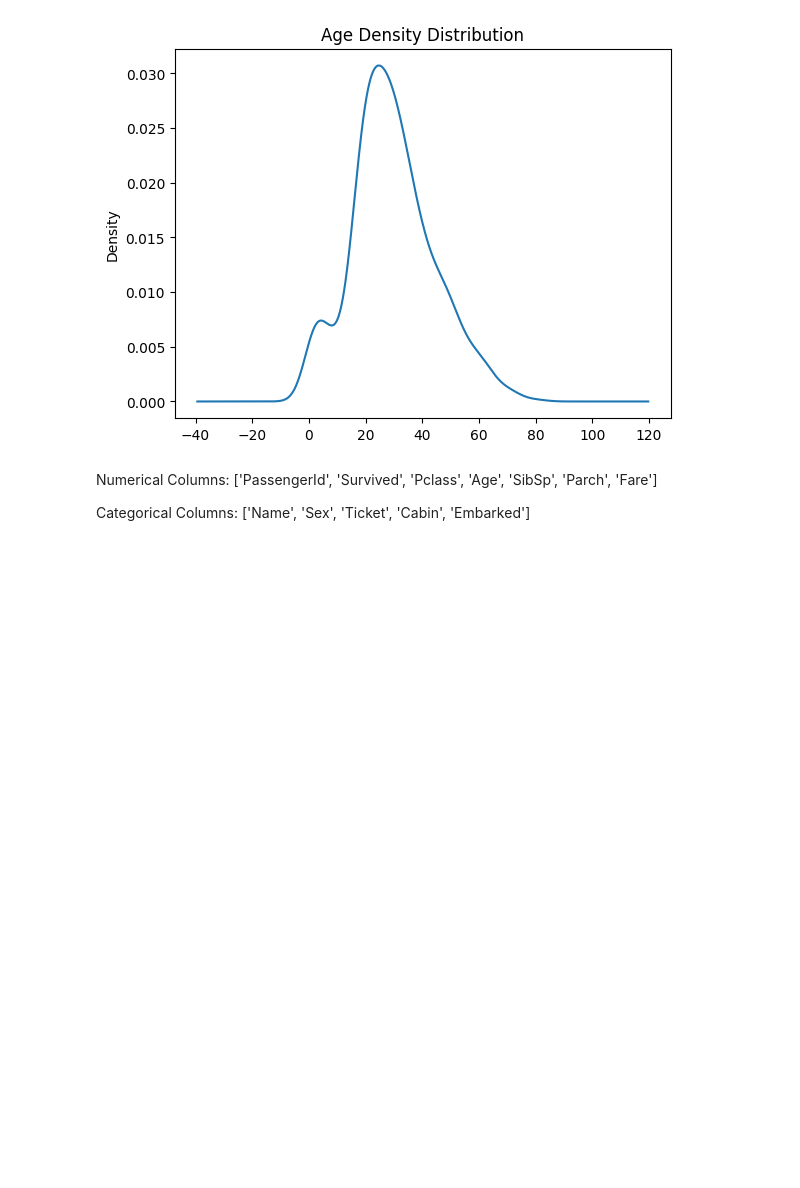
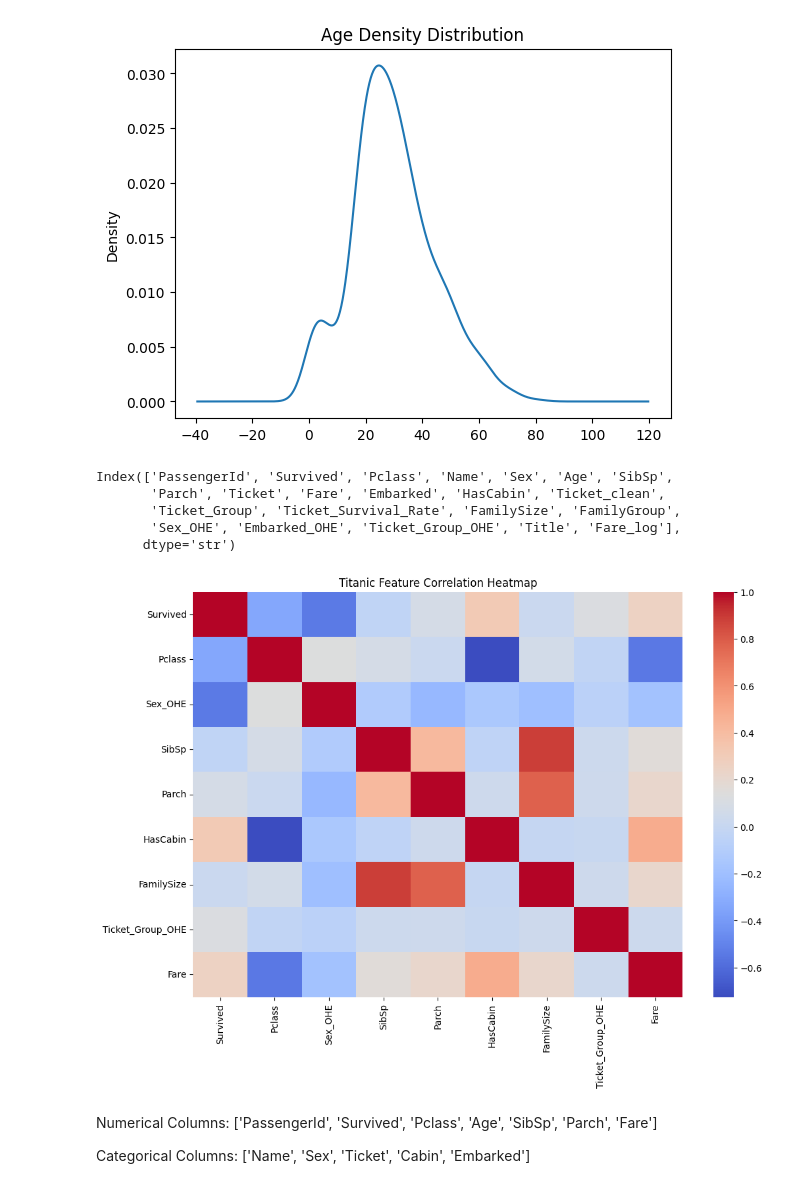
Before and after one commit to ShivankSolanki/titanic_survival_prediction_kaggle, a Jupyter notebook: eda.ipynb, the cells around one changed output. Saved outputs shown, nothing was run; the diff lists cells and outputs as text; code cells hidden in the pictures; blank space fills up the shorter version.

```diff
--- a/eda.ipynb
+++ b/eda.ipynb
@@ -137,6 +268,59 @@ def _handling_missing_data(df):
+# %%
+def data_preprocessing(df):
+    df = ticket_preprocessing(df)
+    df = add_family_size(df)
+    df = add_family_size_group(df)
+    df["Sex_OHE"] = df["Sex"].map({"male": 1, "female": 0})
+    df["Embarked_OHE"] = df["Embarked"].map({"S": 1, "C": 2, "Q": 3})
+    df["Ticket_Group_OHE"] = df["Ticket_Group"].map({"ALL_DIED": 0, "MIXED": 1, "ALL_SURVIVED": 2})
+    df = title_processing(df)
+    df = fill_age_by_title(df)
+    df = transform_fare(df)
+
+    return df
 # %%
 df = _handling_missing_data(df)
+df = data_preprocessing(df)
 test_df = _handling_missing_data(test_df)
+test_df = data_preprocessing(test_df)
+# %%
+df.columns
+# %% [output]
+Index(['PassengerId', 'Survived', 'Pclass', 'Name', 'Sex', 'Age', 'SibSp',
+       'Parch', 'Ticket', 'Fare', 'Embarked', 'HasCabin', 'Ticket_clean',
+       'Ticket_Group', 'Ticket_Survival_Rate', 'FamilySize', 'FamilyGroup',
+       'Sex_OHE', 'Embarked_OHE', 'Ticket_Group_OHE', 'Title', 'Fare_log'],
+      dtype='str')
+# %%
+import pandas as pd
+import seaborn as sns
+import matplotlib.pyplot as plt
+
+selected_cols = [
+    "Survived",
+    "Pclass",
+    "Sex_OHE",
+    "SibSp",
+    "Parch",
+    "HasCabin",
+    "FamilySize",
+    "Ticket_Group_OHE",
+    "Fare",
+]
+
+df_plot = df[selected_cols].copy()
+df_plot = pd.get_dummies(df_plot, drop_first=True)
+# %%
+plt.figure(figsize=(12, 8))
+
+corr = df_plot.corr()
+
+sns.heatmap(corr, cmap="coolwarm", annot=False)
+
+plt.title("Titanic Feature Correlation Heatmap")
+plt.show()
+# %% [output]
+[figure, added]
 # %% [markdown]
 Numerical Columns:
 ['PassengerId', 'Survived', 'Pclass', 'Age', 'SibSp', 'Parch', 'Fare']
```
Also changed, not shown: parts of 7 cells of this notebook, 12 other files.
